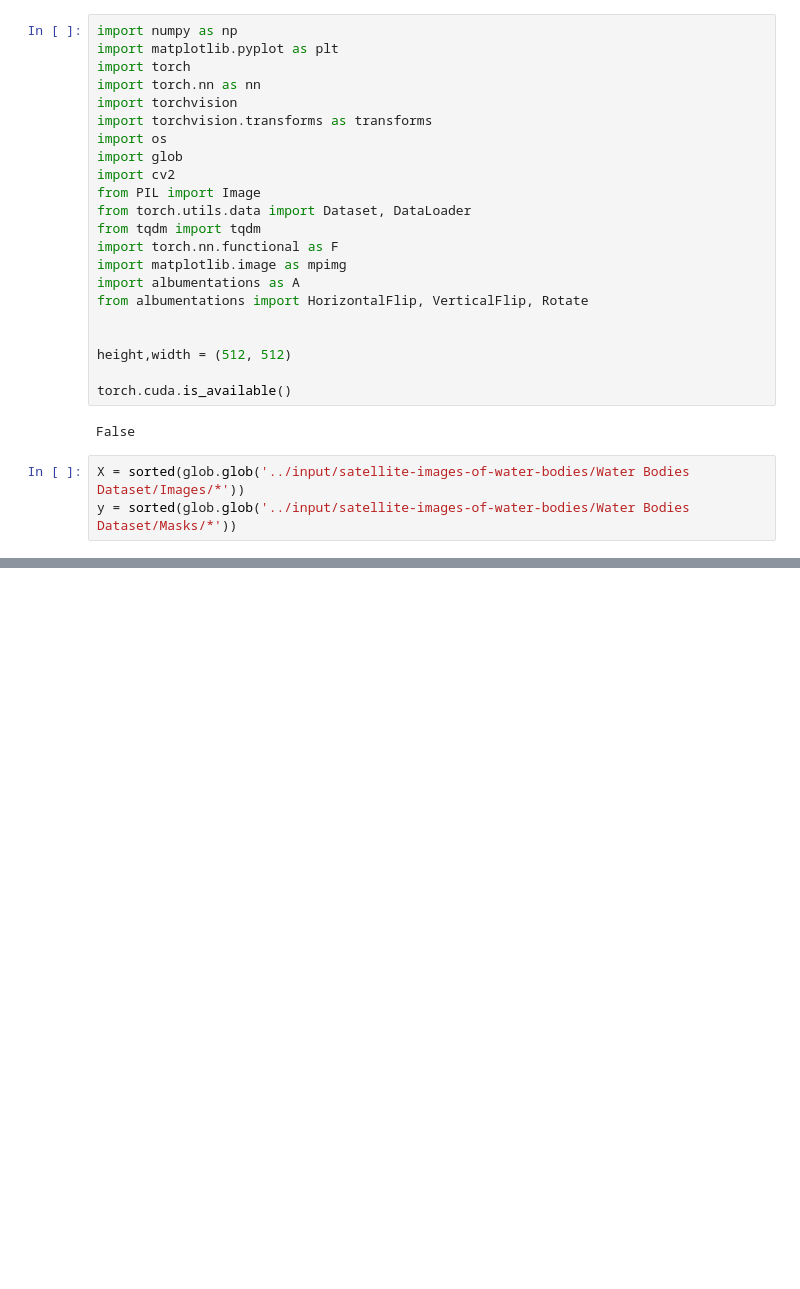
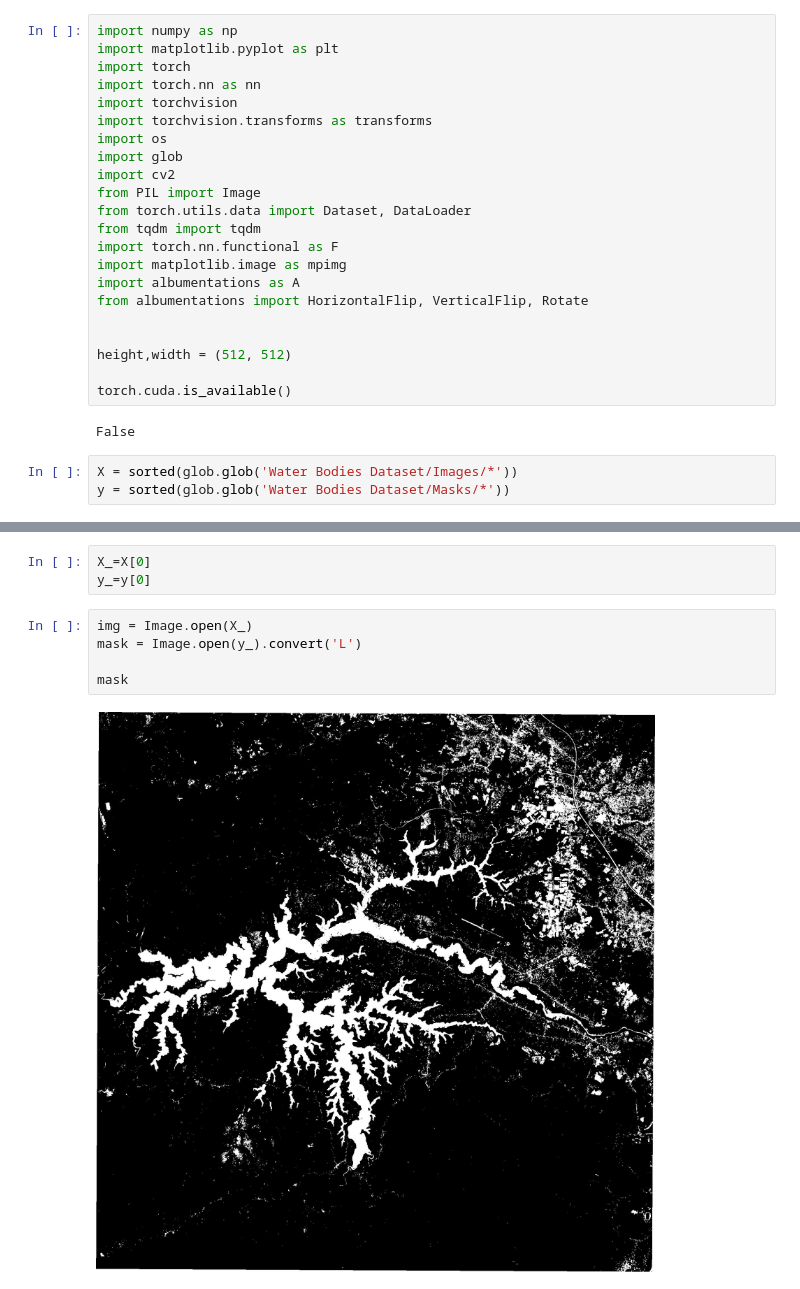
Before and after one commit to styd012/fyp, a Jupyter notebook: water_body_detection.ipynb, the cells around one changed output, grey strips where cells are left out. Cells and saved outputs as stored; diff of their text form; blank space fills up the shorter version.

```diff
--- a/water_body_detection.ipynb
+++ b/water_body_detection.ipynb
@@ -68,8 +68,8 @@ torch.cuda.is_available()
 # %% [output]
 False
 # %%
-X = sorted(glob.glob('../input/satellite-images-of-water-bodies/Water Bodies Dataset/Images/*'))
-y = sorted(glob.glob('../input/satellite-images-of-water-bodies/Water Bodies Dataset/Masks/*'))
+X = sorted(glob.glob('Water Bodies Dataset/Images/*'))
+y = sorted(glob.glob('Water Bodies Dataset/Masks/*'))
 # %%
 len(y)
 # %% [output]
@@ -86,0 +88,10 @@ IndexError: list index out of range
+# %%
+X_=X[0]
+y_=y[0]
+# %%
+img = Image.open(X_)
+mask = Image.open(y_).convert('L')
+
+mask
+# %% [output]
+[figure, added]
```
Also changed, not shown: parts of 15 cells of this notebook.
